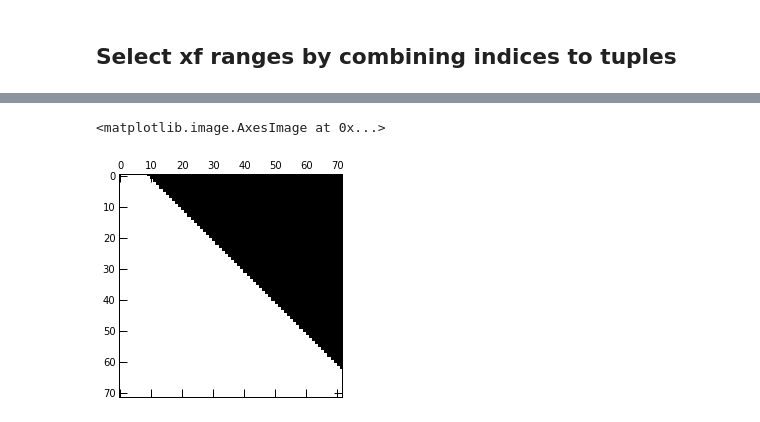
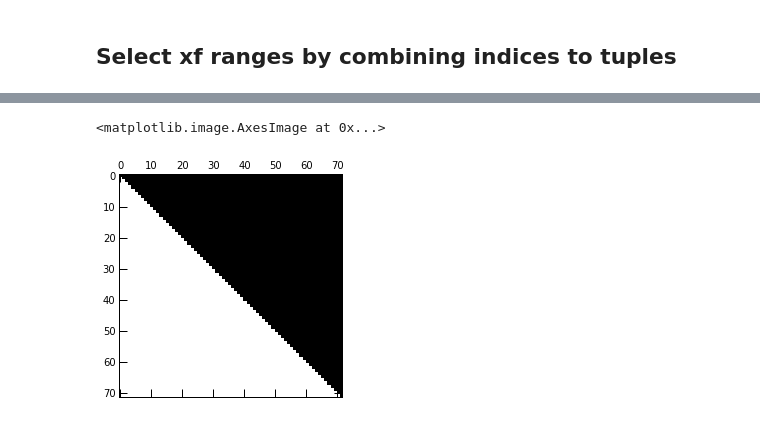
Before and after one commit to mceq-project/MCEq, a Jupyter notebook: examples/prototype_xfselector.ipynb, the cells around one changed output, grey strips where cells are left out. Saved outputs shown, nothing was run; the diff lists cells and outputs as text; code cells hidden in the pictures.

```diff
--- a/examples/prototype_xfselector.ipynb
+++ b/examples/prototype_xfselector.ipynb
@@ -18,10 +21,10 @@ import CRFluxModels as pm
 # %%
 mceq_run = MCEqRun(
 #provide the string of the interaction model
-interaction_model='SIBYLL2.3_rc1',
+interaction_model='SIBYLL2.3_rc2',
 #primary cosmic ray flux model
 #support a tuple (primary model class (not instance!), arguments)
-primary_model=(pm.HillasGaisser2012, "H3a"),
+primary_model=(pm.Thunman, None),
 # Zenith angle in degrees. 0=vertical, 90=horizontal
 theta_deg=0.0,
 #expand the rest of the options from mceq_config.py
@@ -54,12 +57,13 @@ xf_bins = mceq_run.y.e_bins/mceq_run.y.e_bins[-1]
 for i, e in enumerate(xf_bins[-15:]):
     print '{0:5}       {1:3.2f}'.format(i-15, e)
 
-range_tups = [None, (-2,-1), (-3,-2), (-4,-3), (-5,-4), (0, -5)]
+range_tups = [(0, -11), (-10,-8), (-7,-6), (-5,-4), (-3,-1), (0,-1)]
 
 print "\nFollowing xf ranges are configured"
 
 for t in range_tups:
-    if t: print '{0:5.2f} - {1:5.2f}'.format(xf_bins[t[0]], xf_bins[t[1]])
+    if t: print '{0:5.2f} - {1:5.2f}'.format(xf_bins[t[0]],
+                                             xf_bins[t[1] + 1 if t[1] != -1 else t[1]])
 # %% [output]
 index | xf value
   -15       0.02
@@ -81,11 +85,12 @@ index | xf value
 # %%
 flux_ranges = []
-mag = 3
+mag = 0
 for t in range_tups:
-    if not t:
+    if t == None:
         mceq_run.y.band = None
     else:
         mceq_run.y.set_xf_band(*t)
+
     mceq_run._init_default_matrices()
     mceq_run.solve()
     #Retrieve the flux at the surface by using the aliases which were listed in the
@@ -226,7 +280,8 @@ for pref, lab in [('mu_',r'\mu'), ('numu_',r'\nu_\mu'), ('nue_',r'\nu_e')]:
 # %%
-mat = np.zeros((y.dim,y.dim))
-y.assign_yield_idx(2212,(0,y.dim),211,(0,y.dim),mat)
-plt.spy(mat)
+mat3 = np.zeros((mceq_run.y.dim,mceq_run.y.dim))
+mceq_run.y.band = None
+mceq_run.y.assign_yield_idx(2212,(0,mceq_run.y.dim),211,(0,mceq_run.y.dim),mat3)
+plt.spy(mat3)
 # %% [output]
 <matplotlib.image.AxesImage at 0x...>
-[figure, old version]
+[figure, new version]
```
Also changed, not shown: parts of 7 cells of this notebook, 2 other files.
